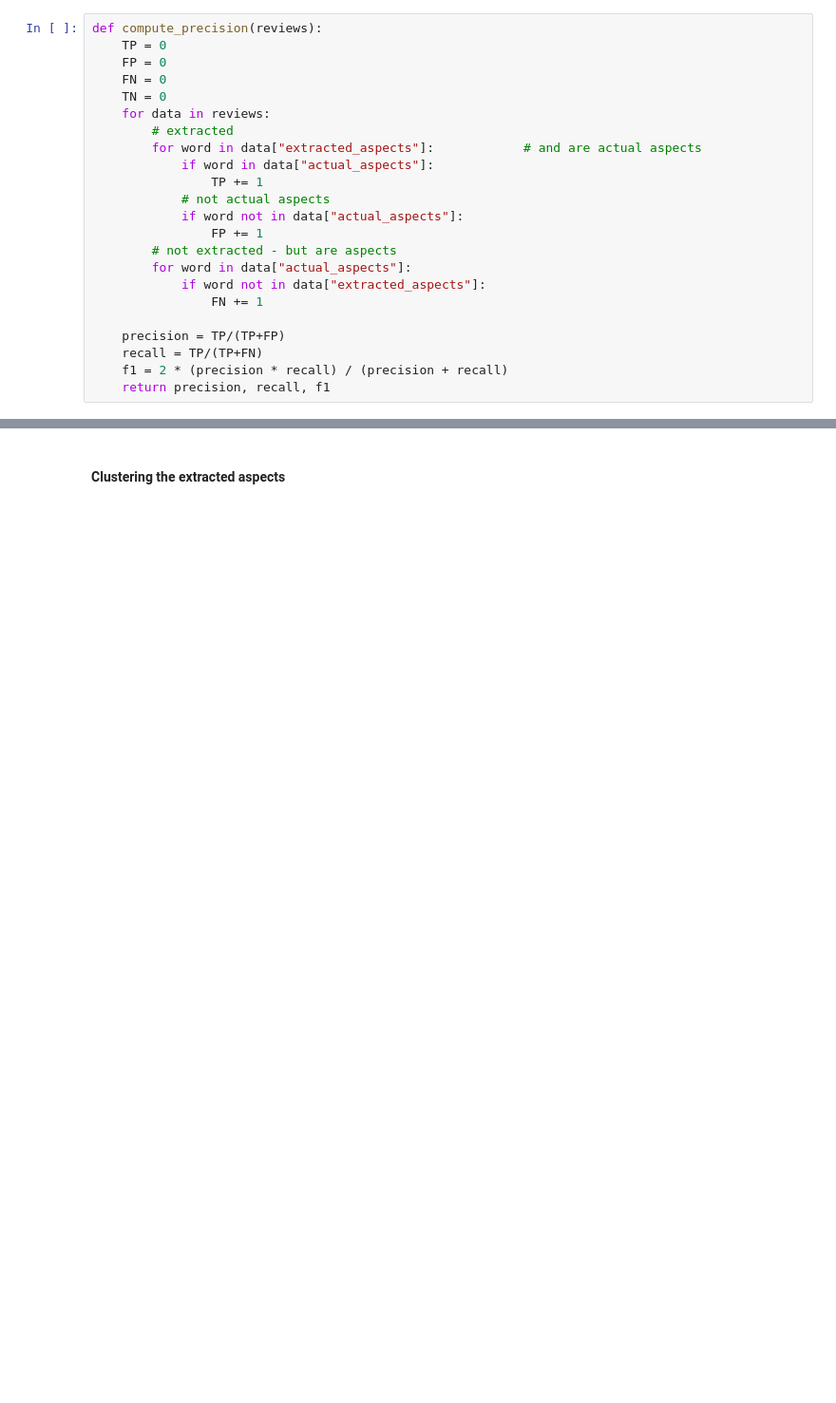
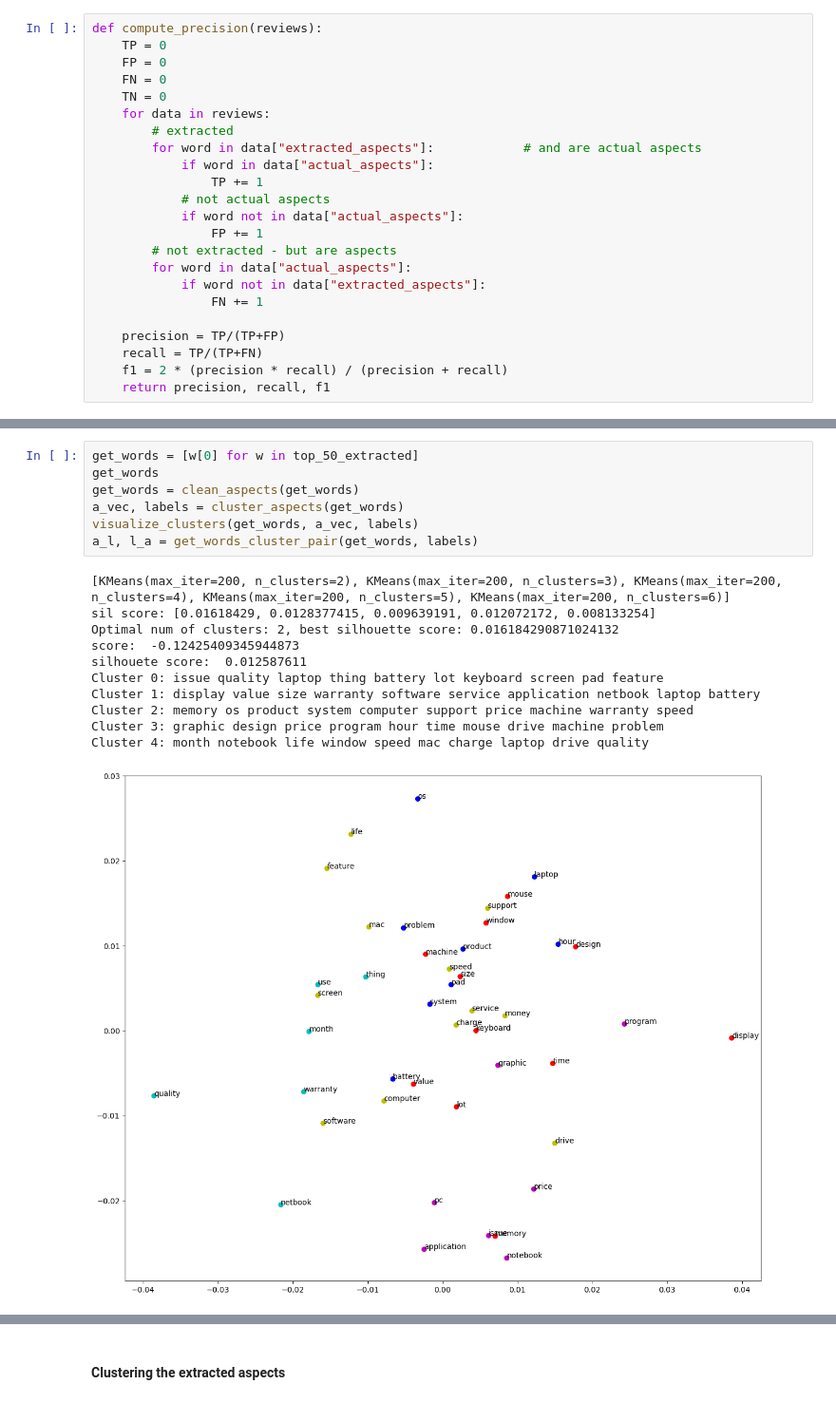
Before and after one commit to pinksi/aspect-extraction, a Jupyter notebook: rules_aspect_extraction.ipynb, the cells around one changed output, grey strips where cells are left out. Shown at 95% size. Saved outputs shown, nothing was run; the diff lists cells and outputs as text; blank space fills up the shorter version.

```diff
--- a/rules_aspect_extraction.ipynb
+++ b/rules_aspect_extraction.ipynb
@@ -376,0 +467,19 @@ len(aspects)
+# %%
+get_words = [w[0] for w in top_50_extracted]
+get_words
+get_words = clean_aspects(get_words)
+a_vec, labels = cluster_aspects(get_words)
+visualize_clusters(get_words, a_vec, labels)
+a_l, l_a = get_words_cluster_pair(get_words, labels)
+# %% [output]
+[KMeans(max_iter=200, n_clusters=2), KMeans(max_iter=200, n_clusters=3), KMeans(max_iter=200, n_clusters=4), KMeans(max_iter=200, n_clusters=5), KMeans(max_iter=200, n_clusters=6)]
+sil score: [0.01618429, 0.0128377415, 0.009639191, 0.012072172, 0.008133254]
+Optimal num of clusters: 2, best silhouette score: 0.016184290871024132
+score:  -0.12425409345944873
+silhouete score:  0.012587611
+Cluster 0: issue quality laptop thing battery lot keyboard screen pad feature
+Cluster 1: display value size warranty software service application netbook laptop battery
+Cluster 2: memory os product system computer support price machine warranty speed
+Cluster 3: graphic design price program hour time mouse drive machine problem
+Cluster 4: month notebook life window speed mac charge laptop drive quality
+[figure, added]
```
Also changed, not shown: parts of 21 cells of this notebook, 4 other files.
